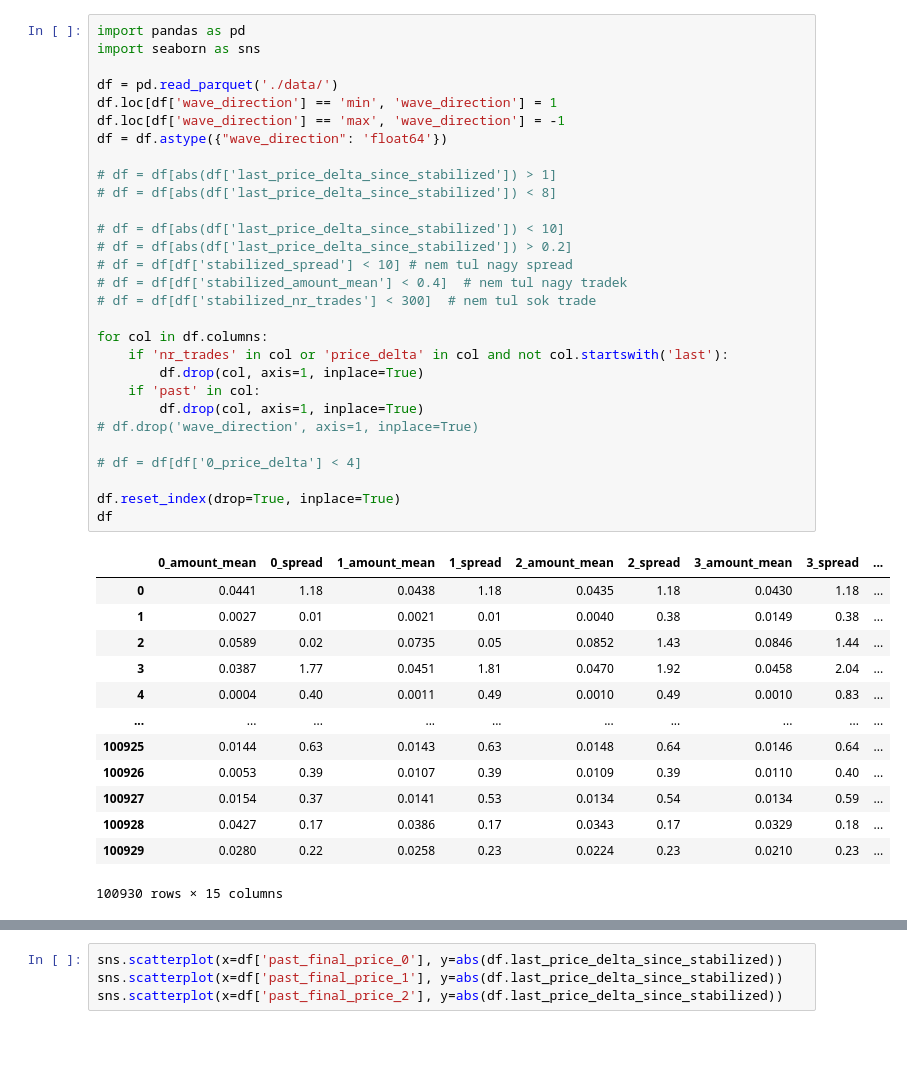
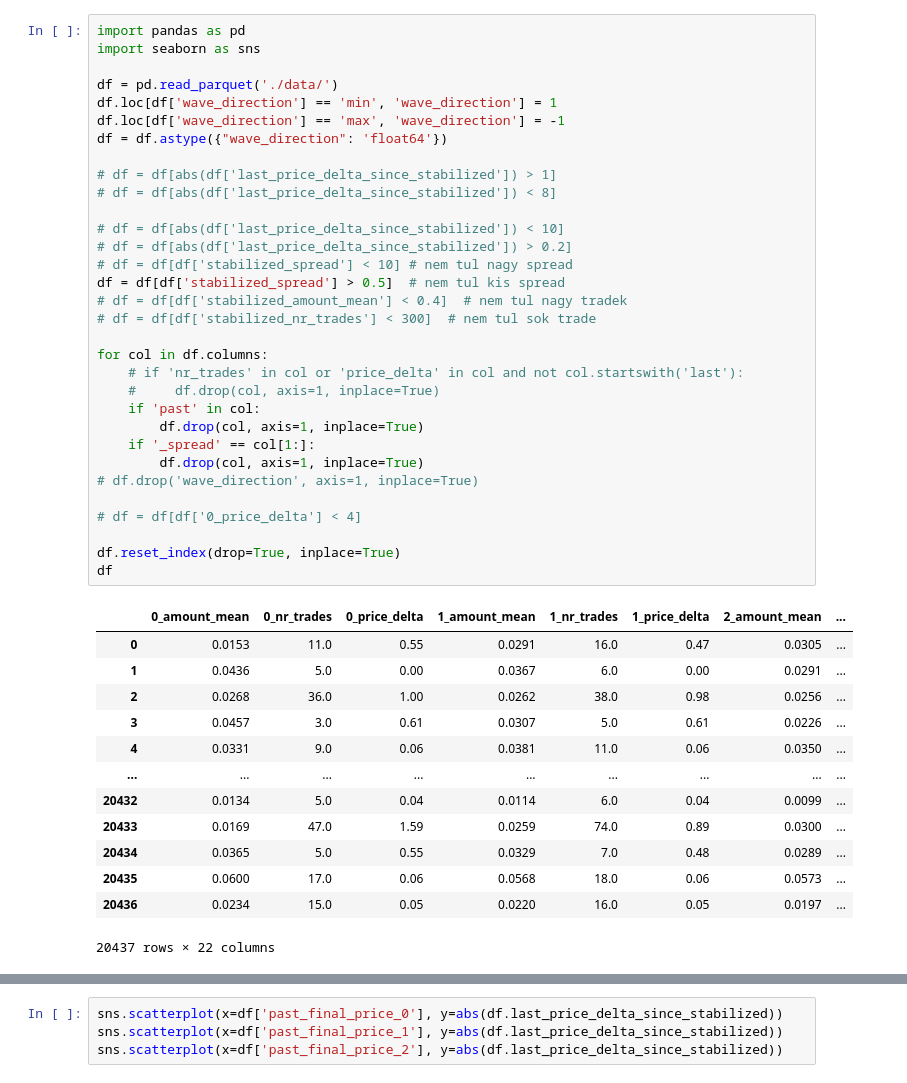
Before and after one commit to kjozsa/spreadsurfer, a Jupyter notebook: analyze.ipynb, the cells around one changed output, grey strips where cells are left out. Drawn from its saved outputs; the diff is of its cells as text; blank space fills up the shorter version.

```diff
--- a/analyze.ipynb
+++ b/analyze.ipynb
@@ -1,46 +1,49 @@
 # %%
 import pandas as pd
 import seaborn as sns
 
 df = pd.read_parquet('./data/')
 df.loc[df['wave_direction'] == 'min', 'wave_direction'] = 1
 df.loc[df['wave_direction'] == 'max', 'wave_direction'] = -1
 df = df.astype({"wave_direction": 'float64'})
 
 # df = df[abs(df['last_price_delta_since_stabilized']) > 1]
 # df = df[abs(df['last_price_delta_since_stabilized']) < 8]
 
 # df = df[abs(df['last_price_delta_since_stabilized']) < 10]
 # df = df[abs(df['last_price_delta_since_stabilized']) > 0.2]
 # df = df[df['stabilized_spread'] < 10] # nem tul nagy spread
+df = df[df['stabilized_spread'] > 0.5]  # nem tul kis spread
 # df = df[df['stabilized_amount_mean'] < 0.4]  # nem tul nagy tradek
 # df = df[df['stabilized_nr_trades'] < 300]  # nem tul sok trade
 
 for col in df.columns:
-    if 'nr_trades' in col or 'price_delta' in col and not col.startswith('last'):
+    # if 'nr_trades' in col or 'price_delta' in col and not col.startswith('last'):
+    #     df.drop(col, axis=1, inplace=True)
+    if 'past' in col:
         df.drop(col, axis=1, inplace=True)
-    if 'past' in col:
+    if '_spread' == col[1:]:
         df.drop(col, axis=1, inplace=True)
 # df.drop('wave_direction', axis=1, inplace=True)
 
 # df = df[df['0_price_delta'] < 4]
 
 df.reset_index(drop=True, inplace=True)
 df
 # %% [output]
-|  | 0_amount_mean | 0_spread | 1_amount_mean | 1_spread | 2_amount_mean | 2_spread | 3_amount_mean | 3_spread | ... |
-| 0 | 0.0441 | 1.18 | 0.0438 | 1.18 | 0.0435 | 1.18 | 0.0430 | 1.18 | ... |
-| 1 | 0.0027 | 0.01 | 0.0021 | 0.01 | 0.0040 | 0.38 | 0.0149 | 0.38 | ... |
-| 2 | 0.0589 | 0.02 | 0.0735 | 0.05 | 0.0852 | 1.43 | 0.0846 | 1.44 | ... |
-| 3 | 0.0387 | 1.77 | 0.0451 | 1.81 | 0.0470 | 1.92 | 0.0458 | 2.04 | ... |
-| 4 | 0.0004 | 0.40 | 0.0011 | 0.49 | 0.0010 | 0.49 | 0.0010 | 0.83 | ... |
-| ... | ... | ... | ... | ... | ... | ... | ... | ... | ... |
-| 100925 | 0.0144 | 0.63 | 0.0143 | 0.63 | 0.0148 | 0.64 | 0.0146 | 0.64 | ... |
-| 100926 | 0.0053 | 0.39 | 0.0107 | 0.39 | 0.0109 | 0.39 | 0.0110 | 0.40 | ... |
-| 100927 | 0.0154 | 0.37 | 0.0141 | 0.53 | 0.0134 | 0.54 | 0.0134 | 0.59 | ... |
-| 100928 | 0.0427 | 0.17 | 0.0386 | 0.17 | 0.0343 | 0.17 | 0.0329 | 0.18 | ... |
-| 100929 | 0.0280 | 0.22 | 0.0258 | 0.23 | 0.0224 | 0.23 | 0.0210 | 0.23 | ... |
+|  | 0_amount_mean | 0_nr_trades | 0_price_delta | 1_amount_mean | 1_nr_trades | 1_price_delta | 2_amount_mean | ... |
+| 0 | 0.0153 | 11.0 | 0.55 | 0.0291 | 16.0 | 0.47 | 0.0305 | ... |
+| 1 | 0.0436 | 5.0 | 0.00 | 0.0367 | 6.0 | 0.00 | 0.0291 | ... |
+| 2 | 0.0268 | 36.0 | 1.00 | 0.0262 | 38.0 | 0.98 | 0.0256 | ... |
+| 3 | 0.0457 | 3.0 | 0.61 | 0.0307 | 5.0 | 0.61 | 0.0226 | ... |
+| 4 | 0.0331 | 9.0 | 0.06 | 0.0381 | 11.0 | 0.06 | 0.0350 | ... |
+| ... | ... | ... | ... | ... | ... | ... | ... | ... |
+| 20432 | 0.0134 | 5.0 | 0.04 | 0.0114 | 6.0 | 0.04 | 0.0099 | ... |
+| 20433 | 0.0169 | 47.0 | 1.59 | 0.0259 | 74.0 | 0.89 | 0.0300 | ... |
+| 20434 | 0.0365 | 5.0 | 0.55 | 0.0329 | 7.0 | 0.48 | 0.0289 | ... |
+| 20435 | 0.0600 | 17.0 | 0.06 | 0.0568 | 18.0 | 0.06 | 0.0573 | ... |
+| 20436 | 0.0234 | 15.0 | 0.05 | 0.0220 | 16.0 | 0.05 | 0.0197 | ... |
-100930 rows × 15 columns
+20437 rows × 22 columns
 # %%
 # sns.scatterplot(x=df['4_nr_trades'], y=abs(df.last_price_delta_since_stabilized))
 
```
Also changed, not shown: parts of 3 cells of this notebook, 4 other files.
